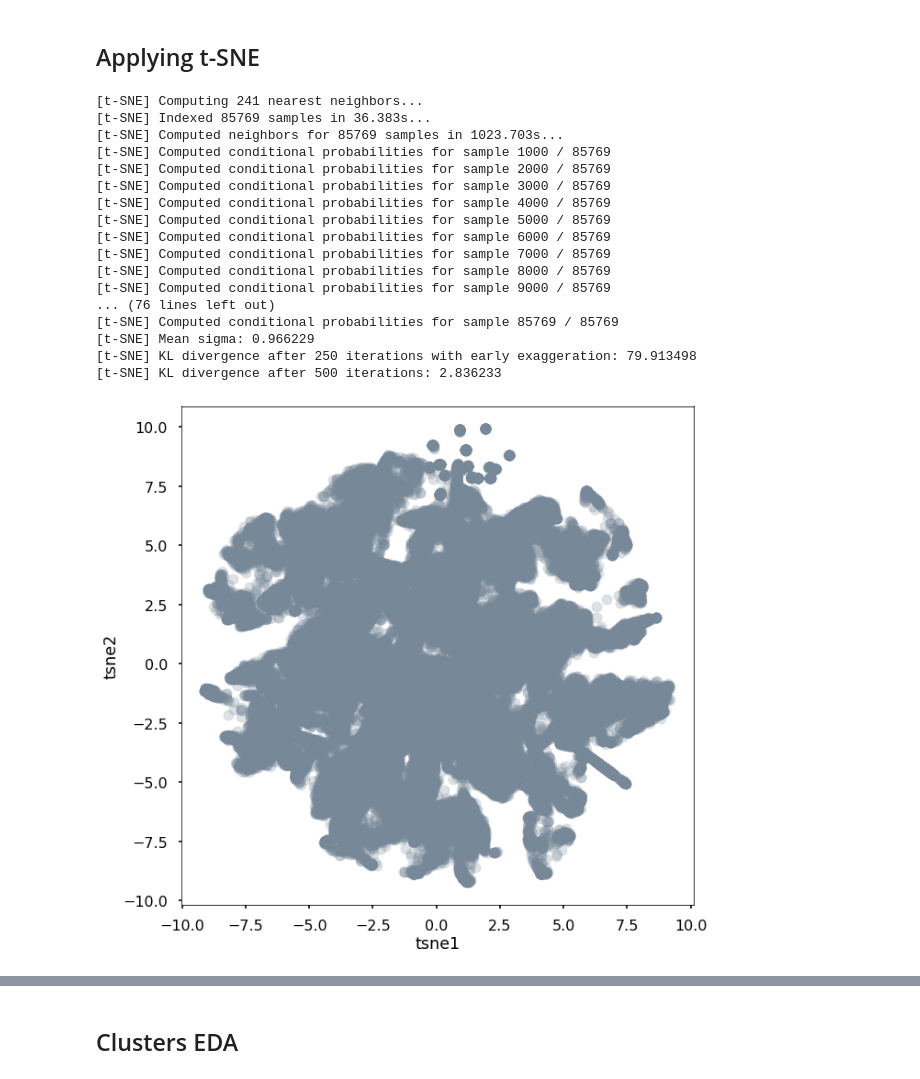
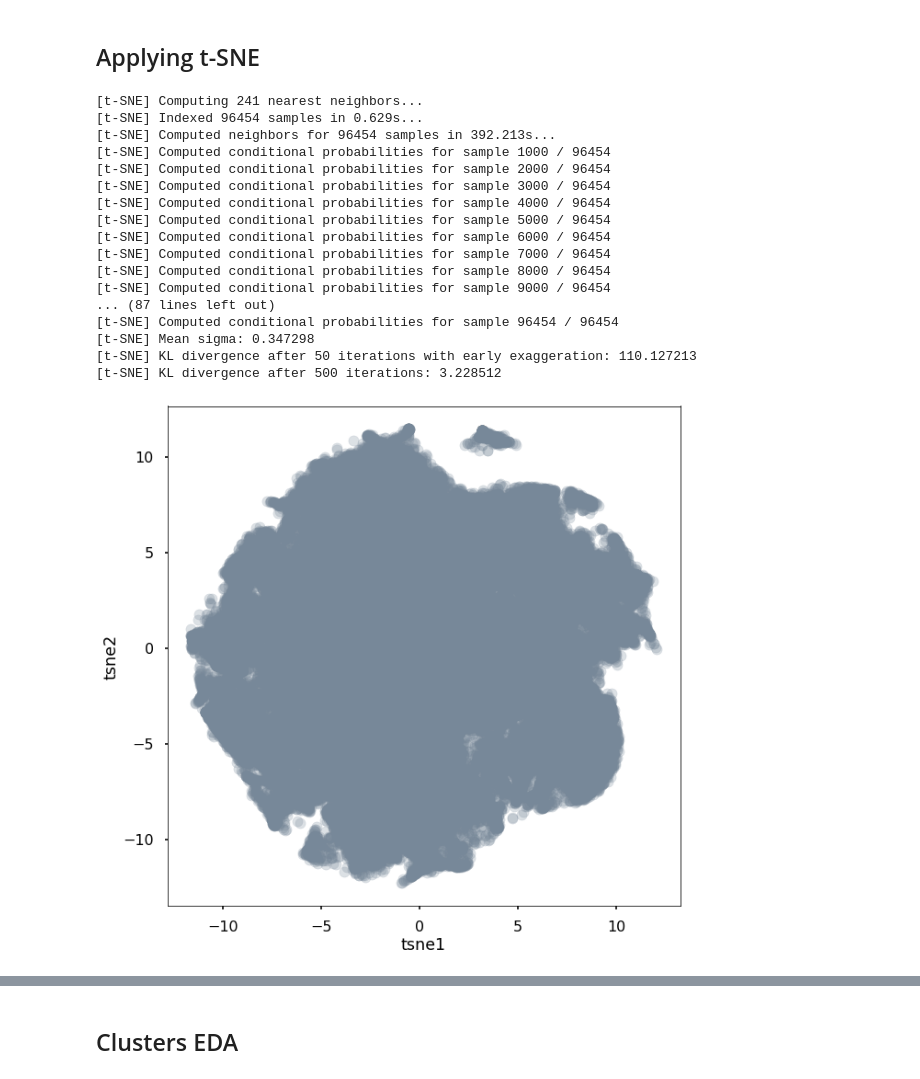
Before and after one commit to fabioismerim/consumer_score_prediction, a Jupyter notebook: clustering_approach/K_Means_tSNE.ipynb, the cells around one changed output, grey strips where cells are left out. Cells and saved outputs as stored; diff of their text form; code cells hidden in the pictures.

```diff
--- a/clustering_approach/K_Means_tSNE.ipynb
+++ b/clustering_approach/K_Means_tSNE.ipynb
@@ -265,4 +107,0 @@ df['customer_region'] = df.apply(region, axis = 1)
-# %%
-#drop the customer_state colum
-df.drop(columns = 'customer_state', axis = 1, inplace = True)
-df.head()
@@ -322,3 +107,0 @@ products
-# %%
-df = df[~df.product_category_name.isin(products)]
-df.info()
@@ -382,12 +107,0 @@ Index(['review_score', 'price', 'freight_value', 'product_category_name', 'produ
-# %%
-#get dummies
-dummy = pd.get_dummies(df[['product_category_name']], drop_first=True)
-
-#concat dataframe
-df = pd.concat([df, dummy], axis = 1)
-
-#drop the columns:
-df.drop(columns = object_cols, axis= 1, inplace = True)
-
-#check
-df.head()
@@ -423,9 +110,7 @@ memory usage: 13.3 MB
 # %%
 scaler = StandardScaler()
 
-X_scale = scaler.fit_transform(df)
-
-
-df_scale = pd.DataFrame(X_scale, columns=df.columns)
-df_scale.head()
+Xs = scaler.fit_transform(df)
+#X = df.loc[:,:]
+Xs
 # %% [output]
@@ -442,30 +134,30 @@ df_scale.head()
 # %%
 %%time
 
 tsne = TSNE(n_components=3, verbose=1, perplexity=80, n_iter=500, learning_rate=100)
-tsne_scale_results = tsne.fit_transform(df_scale)
+tsne_scale_results = tsne.fit_transform(Xs)
 tsne_df_scale = pd.DataFrame(tsne_scale_results, columns=['tsne1', 'tsne2', 'tsne3'])
 plt.figure(figsize = (10,10))
 plt.scatter(tsne_df_scale.iloc[:,0],tsne_df_scale.iloc[:,1],alpha=0.25, facecolor='lightslategray')
 plt.xlabel('tsne1')
 plt.ylabel('tsne2')
 plt.show()
 # %% [output]
 [t-SNE] Computing 241 nearest neighbors...
-[t-SNE] Indexed 85769 samples in 36.383s...
-[t-SNE] Computed neighbors for 85769 samples in 1023.703s...
-[t-SNE] Computed conditional probabilities for sample 1000 / 85769
-[t-SNE] Computed conditional probabilities for sample 2000 / 85769
-[t-SNE] Computed conditional probabilities for sample 3000 / 85769
-[t-SNE] Computed conditional probabilities for sample 4000 / 85769
-[t-SNE] Computed conditional probabilities for sample 5000 / 85769
-[t-SNE] Computed conditional probabilities for sample 6000 / 85769
-[t-SNE] Computed conditional probabilities for sample 7000 / 85769
-[t-SNE] Computed conditional probabilities for sample 8000 / 85769
-[t-SNE] Computed conditional probabilities for sample 9000 / 85769
-... (76 lines left out)
-[t-SNE] Computed conditional probabilities for sample 85769 / 85769
-[t-SNE] Mean sigma: 0.966229
-[t-SNE] KL divergence after 250 iterations with early exaggeration: 79.913498
-[t-SNE] KL divergence after 500 iterations: 2.836233
+[t-SNE] Indexed 96454 samples in 0.629s...
+[t-SNE] Computed neighbors for 96454 samples in 392.213s...
+[t-SNE] Computed conditional probabilities for sample 1000 / 96454
+[t-SNE] Computed conditional probabilities for sample 2000 / 96454
+[t-SNE] Computed conditional probabilities for sample 3000 / 96454
+[t-SNE] Computed conditional probabilities for sample 4000 / 96454
+[t-SNE] Computed conditional probabilities for sample 5000 / 96454
+[t-SNE] Computed conditional probabilities for sample 6000 / 96454
+[t-SNE] Computed conditional probabilities for sample 7000 / 96454
+[t-SNE] Computed conditional probabilities for sample 8000 / 96454
+[t-SNE] Computed conditional probabilities for sample 9000 / 96454
+... (87 lines left out)
+[t-SNE] Computed conditional probabilities for sample 96454 / 96454
+[t-SNE] Mean sigma: 0.347298
+[t-SNE] KL divergence after 50 iterations with early exaggeration: 110.127213
+[t-SNE] KL divergence after 500 iterations: 3.228512
-[figure, old version]
+[figure, new version]
```
Also changed, not shown: parts of 44 cells of this notebook, 5 other files.
